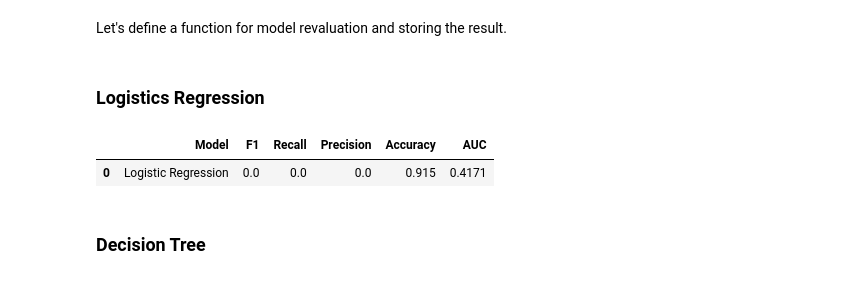
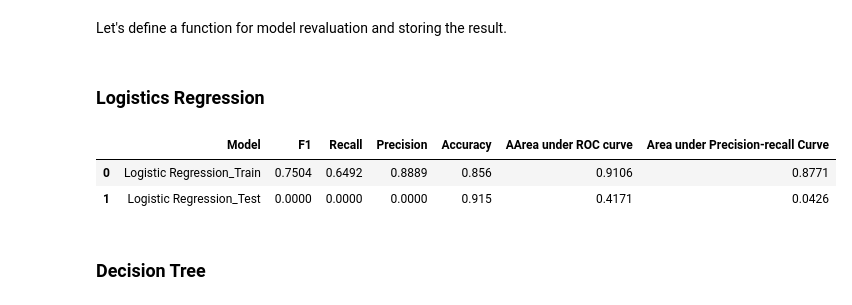
Before and after one commit to louisleung5/fraud-detection, a Jupyter notebook: Fraud_Dectection_script.ipynb, the cells around one changed output. Drawn from its saved outputs; the diff is of its cells as text; code cells hidden in the pictures.

```diff
--- a/Fraud_Dectection_script.ipynb
+++ b/Fraud_Dectection_script.ipynb
@@ -547,29 +547,17 @@ def make_results(model_name:str, y_true, y_pred, y_pred_proba):
     recall = recall_score(y_true, y_pred)
     precision = precision_score(y_true, y_pred)
     f1 = f1_score(y_true, y_pred)
-    auc = roc_auc_score(y_true=y_true, y_score=[y_pred_proba[x][1] for x in range(len(y_pred_proba))])
+    y_pred_proba = [y_pred_proba[x][1] for x in range(len(y_pred_proba))] # Transform the prediction probability into a list
+    auroc = roc_auc_score(y_true=y_true, y_score=y_pred_proba)
+    prec, rec, thres = precision_recall_curve(y_true, y_pred_proba)
+    auprc = auc(rec, prec)
     result = pd.DataFrame({'Model': [model_name],
                         'F1': [round(f1,4)],
                         'Recall': [round(recall,4)],
                         'Precision': [round(precision,4)],
                         'Accuracy': [round(accuracy,4)],
-                        'AUC': [round(auc, 4)]})
-    return result
-
-def cv_make_results(model_name: str, model_object):
-    cv_results = pd.DataFrame(model_object.cv_results_)
-    best_estimator_results = cv_results.iloc[cv_results['mean_test_f1'].idxmax(),:]
-
-    f1 = best_estimator_results.mean_test_f1
-    recall = best_estimator_results.mean_test_recall
-    accuracy = best_estimator_results.mean_test_accuracy
-    precision = best_estimator_results.mean_test_precision
-
-    result = pd.DataFrame({'Model': [model_name],
-                          'F1': [round(f1,4)],
-                          'Recall': [round(recall,4)],
-                          'Precision': [round(precision,4)],
-                          'Accuracy': [round(accuracy,4)]})
+                        'AArea under ROC curve': [round(auroc, 4)],
+                        'Area under Precision-recall Curve': [round(auprc, 4)]})
     return result
 
 def update_result_table(existing_result_table: pd.DataFrame, new_result_table: pd.DataFrame):
@@ -577,16 +565,24 @@ def update_result_table(existing_result_table: pd.DataFrame, new_result_table: p
 # %% [markdown]
 ### Logistics Regression
 # %%
-lr = LogisticRegression(random_state=1207)
+lr = LogisticRegression(penalty='l2', random_state=1207)
 lr = lr.fit(X_lr_train, y_lr_train)
-y_lr_pred = lr.predict(X_lr_test).tolist()
-y_lr_pred_proba = lr.predict_proba(X_lr_test).tolist()
 
-lr_result = make_results(model_name="Logistic Regression", y_true=y_lr_test, y_pred=y_lr_pred, y_pred_proba=y_lr_pred_proba)
-lr_result
+y_lr_train_pred = lr.predict(X_lr_train).tolist()
+y_lr_train_pred_proba = lr.predict_proba(X_lr_train).tolist()
+lr_train_result = make_results(model_name="Logistic Regression_Train", y_true=y_lr_train, y_pred=y_lr_train_pred, y_pred_proba=y_lr_train_pred_proba)
+
+
+y_lr_test_pred = lr.predict(X_lr_test).tolist()
+y_lr_test_pred_proba = lr.predict_proba(X_lr_test).tolist()
+lr_test_result = make_results(model_name="Logistic Regression_Test", y_true=y_lr_test, y_pred=y_lr_test_pred, y_pred_proba=y_lr_test_pred_proba)
-# %% [output]
-|  | Model | F1 | Recall | Precision | Accuracy | AUC |
-| 0 | Logistic Regression | 0.0 | 0.0 | 0.0 | 0.915 | 0.4171 |
+# %%
+result = update_result_table(lr_train_result, lr_test_result)
+result
+# %% [output]
+|  | Model | F1 | Recall | Precision | Accuracy | AArea under ROC curve | Area under Precision-recall Curve |
+| 0 | Logistic Regression_Train | 0.7504 | 0.6492 | 0.8889 | 0.856 | 0.9106 | 0.8771 |
+| 1 | Logistic Regression_Test | 0.0000 | 0.0000 | 0.0000 | 0.915 | 0.4171 | 0.0426 |
 # %% [markdown]
 ### Decision Tree
 # %% [markdown]
```
Also changed, not shown: parts of 10 cells of this notebook.
